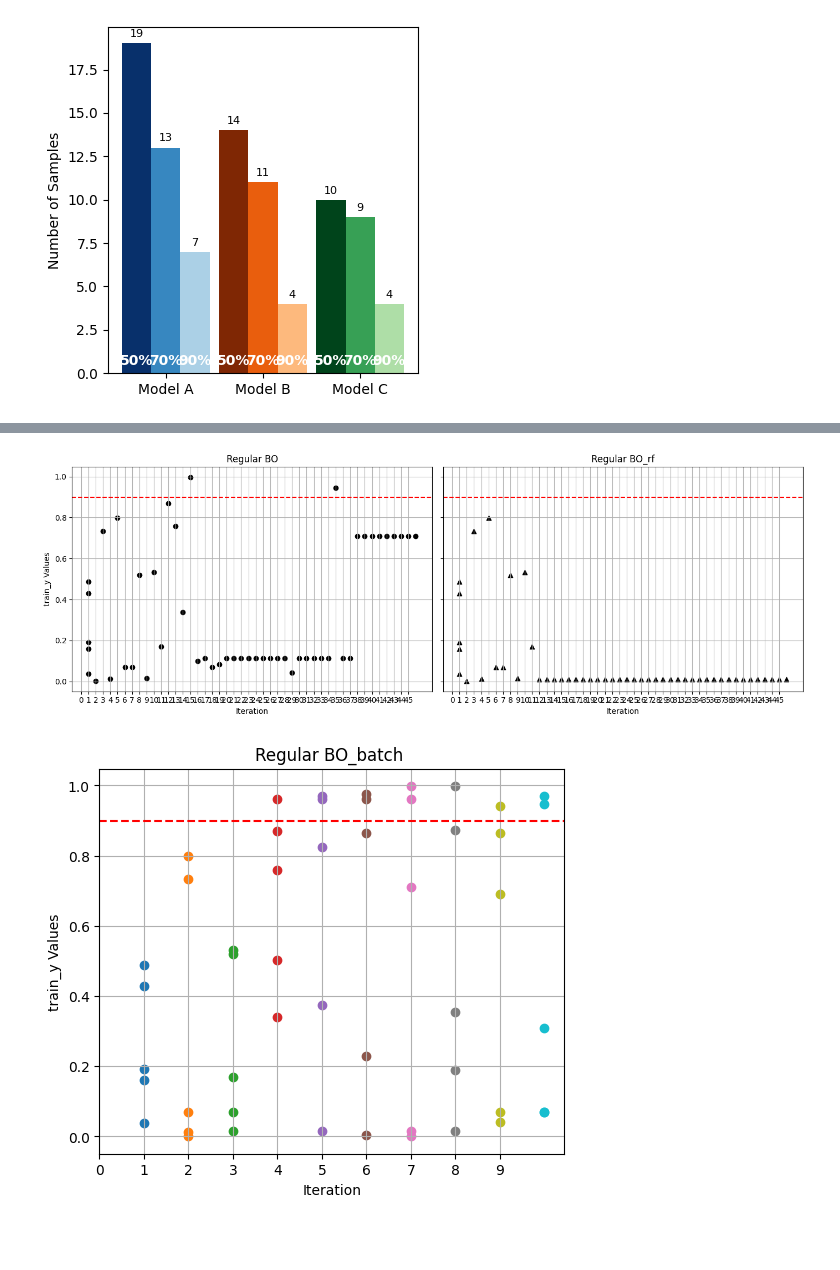
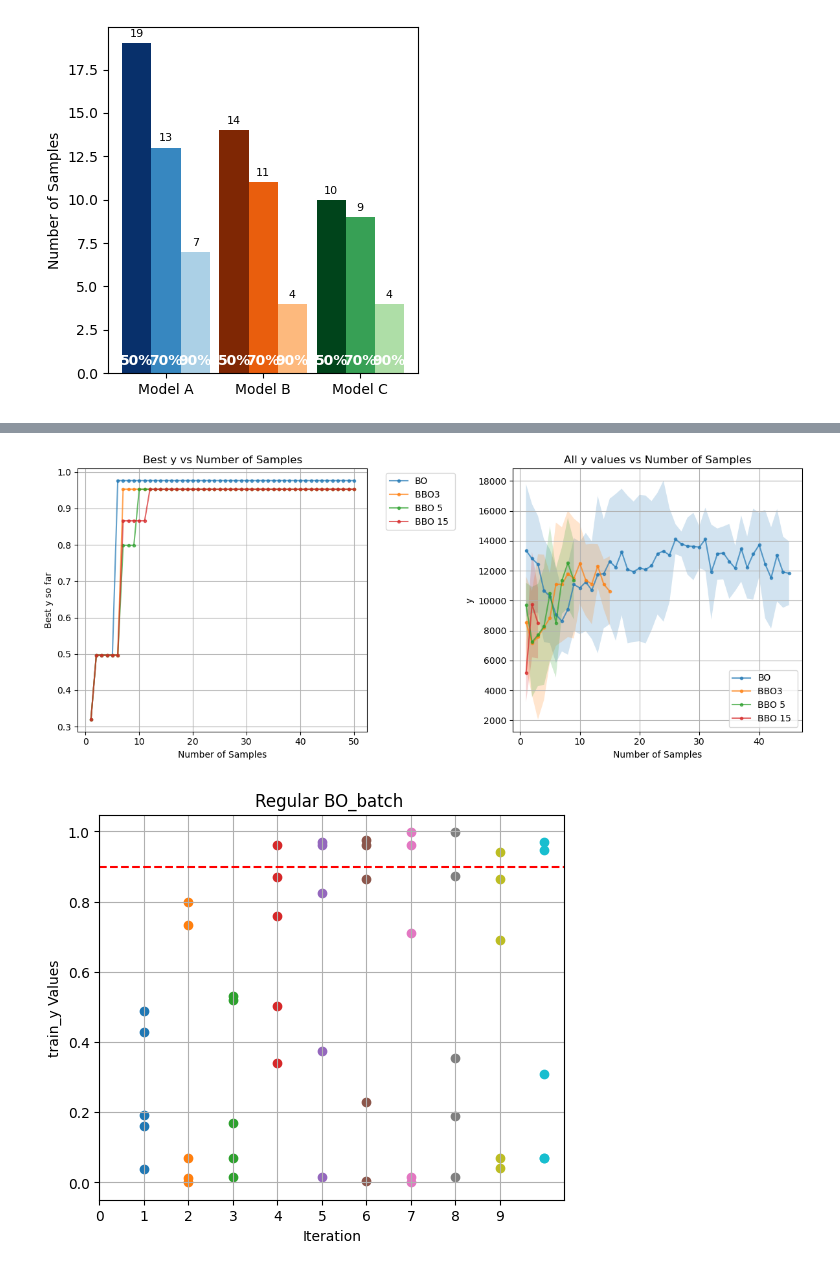
Before and after one commit to uwsunlab/BO-RFB, a Jupyter notebook: PoolBased/ComparisonTesting/BOvsBBOvsRandom.ipynb, the cells around one changed output, grey strips where cells are left out. Drawn from its saved outputs; the diff is of its cells as text; code cells hidden in the pictures; blank space fills up the shorter version.

```diff
--- a/PoolBased/ComparisonTesting/BOvsBBOvsRandom.ipynb
+++ b/PoolBased/ComparisonTesting/BOvsBBOvsRandom.ipynb
@@ -103,7 +103,7 @@ plt.show()
 # %%
 random_seed = 5
 batch_size = 5
-train_size = 15
+train_size = batch_size
 
 # Iteration 0: Set up gp with initial data
 original_bounds = torch.tensor([[30., 20., 75. , 33.], [600., 170., 100.,100.]], dtype=dtype, device=device)
@@ -140,10 +140,11 @@ query = PoolObjectives(x_input_new, y_output_new ,yvar_output_new, columns=['tim
 # Step 1: Initialize your model
 gp_model = Models(x_train=nx_train, y_train=y_train, y_train_var=y_train_var, bounds=original_bounds, batch_size=batch_size, objective=query)
 
-# Step 2: Initialize Plotting class
-# variable_combinations = [('time', 'sulf', 'anly'), ('time', 'anly', 'sulf'), ('sulf', 'anly', 'time')]
-# plotting = Plotting(gp_model, variable_combinations=variable_combinations)
 
-# combination = variable_combinations[0]
-# minmax = [y_train.min(), y_train.max()]
-# plotting.sliced_plotting('ModelA',combination, minmax)
+# Set up a test set for evaluation
+# Generate a 4D test_x grid within the normalized bounds [0, 1] for each dimension
+num_points_per_dim = 20
+grid_axes = [np.linspace(0, 1, num_points_per_dim) for _ in range(4)]
+mesh = np.meshgrid(*grid_axes, indexing='ij')
+test_x = np.stack([m.flatten() for m in mesh], axis=-1)
+test_x = torch.tensor(test_x, dtype=torch.float32, device=device)
@@ -233,7 +185,7 @@ x_inputs = all_data[['time','temp','sulf','anly'] ]
 y_outputs = all_data["yield product"]
 yvar_outputs = all_data["var yield"]
 
-iterations = 45
+iterations = 45-train_size
 
 gp_modelBO, train_nxBO, train_yBO, train_yvarBO = BO_loop(gp_model, nx_train, y_train, y_train_var, x_input_new, y_output_new ,yvar_output_new, iterations = iterations)
 
@@ -252,54 +475,59 @@ plotting.sliced_plotting(combination, minmax)
 # %%
+# Plot number of samples vs best y for BO, BO_batch, BBO, and BO_q1
 
-points_per_iteration = 1
-split_data_gp = [train_yBO[:batch_size]] + [
-    train_yBO[batch_size:][i * points_per_iteration:(i + 1) * points_per_iteration]
-    for i in range(iterations)
+# Prepare data
+labels = ['BO', 'BBO3 ', 'BBO 5', 'BBO 15 ']
+y_lists = [
+    np.array(y_best_1_all).mean(axis=0),
+    np.array(y_best_3_all).mean(axis=0),
+    np.array(y_best_5_all).mean(axis=0),
+    np.array(y_best_15_all).mean(axis=0)
 ]
 
-split_datax = [train_xBO[:batch_size]] + [
-    train_xBO[batch_size:][i * points_per_iteration:(i + 1) * points_per_iteration]
-    for i in range(iterations)
+varsum_lists = [
+    np.array(varsum_1_all).mean(axis=0),
+    np.array(varsum_3_all).mean(axis=0),
+    np.array(varsum_5_all).mean(axis=0),
+    np.array(varsum_15_all).mean(axis=0)
 ]
+varsum_lists_std = [
+    np.array(varsum_1_all).std(axis=0),
+    np.array(varsum_3_all).std(axis=0),
+    np.array(varsum_5_all).std(axis=0),
+    np.array(varsum_15_all).std(axis=0)
+]
+sample_counts = [np.arange(1, len(y) + 1) for y in y_lists]
+best_y = [np.maximum.accumulate(y) for y in y_lists]
+varsum = [np.maximum.accumulate(var) for var in varsum_lists]
+iterations = [np.arange(1, len(var) + 1) for var in varsum_lists]
+# Plot as a 1x2 subplot: (left) Best y vs Number of Samples, (right) All y values vs Number of Samples
 
-points_per_iteration = 1
-split_data_rf = [train_yBO_rf[:batch_size]] + [
-    train_yBO_rf[batch_size:][i * points_per_iteration:(i + 1) * points_per_iteration]
-    for i in range(iterations)
-]
+fig, axes = plt.subplots(1, 2, figsize=(12, 5))
 
-split_datax = [train_nxBO_rf[:batch_size]] + [
-    train_nxBO_rf[batch_size:][i * points_per_iteration:(i + 1) * points_per_iteration]
-    for i in range(iterations)
-]
+# Left: Best y so far
+for samples, best, label in zip(sample_counts, best_y, labels):
+    axes[0].plot(samples, best, label=label, marker='.', alpha=0.7)
+axes[0].set_xlabel('Number of Samples')
+axes[0].set_ylabel('Best y so far')
+axes[0].set_title('Best y vs Number of Samples')
+axes[0].legend(bbox_to_anchor=(1.05, 1), loc='upper left')
+plt.tight_layout()
+axes[0].grid(True)
 
-# Plot the points vertically
-fig, axs = plt.subplots(1, 2, figsize=(14, 5), sharey=True)
-
-# BO
-for i, data in enumerate(split_data_gp):
-    axs[0].scatter([i + 1] * len(data), data.numpy(), label=f'Iteration {i + 1}', color='k', marker='o')
-axs[0].set_xlabel('Iteration')
-axs[0].set_ylabel('train_y Values')
-axs[0].set_title('Regular BO')
-axs[0].set_xticks(range(0, iterations + 1))
-axs[0].axhline(y=0.9, color='red', linestyle='--', label='y=0.9')
-axs[0].grid(True)
-
-
-# BO_rf
-for i, data in enumerate(split_data_rf):
-    axs[1].scatter([i + 1] * len(data), data, label=f'Iteration {i + 1}', color='k', marker='^')
-axs[1].set_xlabel('Iteration')
-axs[1].set_title('Regular BO_rf')
-axs[1].set_xticks(range(0, iterations + 1))
-axs[1].axhline(y=0.9, color='red', linestyle='--', label='y=0.9')
-axs[1].grid(True)
+# Right: All y values (not just best-so-far)
+for iter, varsum,std, label in zip(iterations , varsum_lists,varsum_lists_std, labels):
+    axes[1].plot(iter, varsum, label=label, marker='.', alpha=0.7)
+    axes[1].fill_between(iter, np.array(varsum) - np.array(std), np.array(varsum) + np.array(std), alpha=0.2)
+axes[1].set_xlabel('Number of Samples')
+axes[1].set_ylabel('y')
+axes[1].set_title('All y values vs Number of Samples')
+axes[1].legend()
+axes[1].grid(True)
 
 plt.tight_layout()
 plt.show()
 # %% [output]
-[figure, old version]
+[figure, new version]
 # %%
 def BO_batch_loop(gp_model,train_nx, train_y,train_yvar, x_all, y_all, yvar_all,iterations=5):
     query = PoolObjectives(x_all, y_all, yvar_all, columns=['time', 'temp', 'sulf', 'anly'])
```
Also changed, not shown: parts of 13 cells of this notebook, 3 other files.
